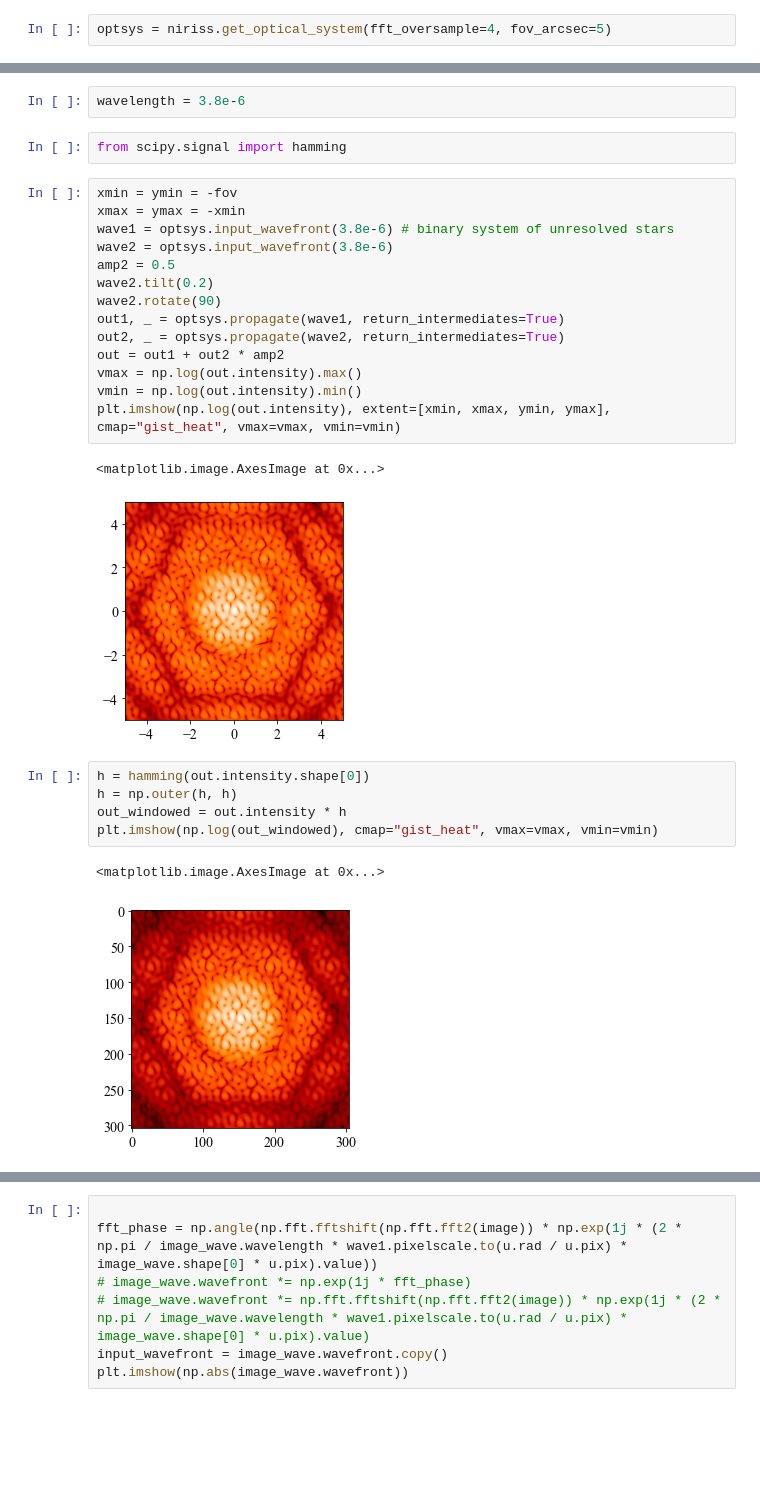
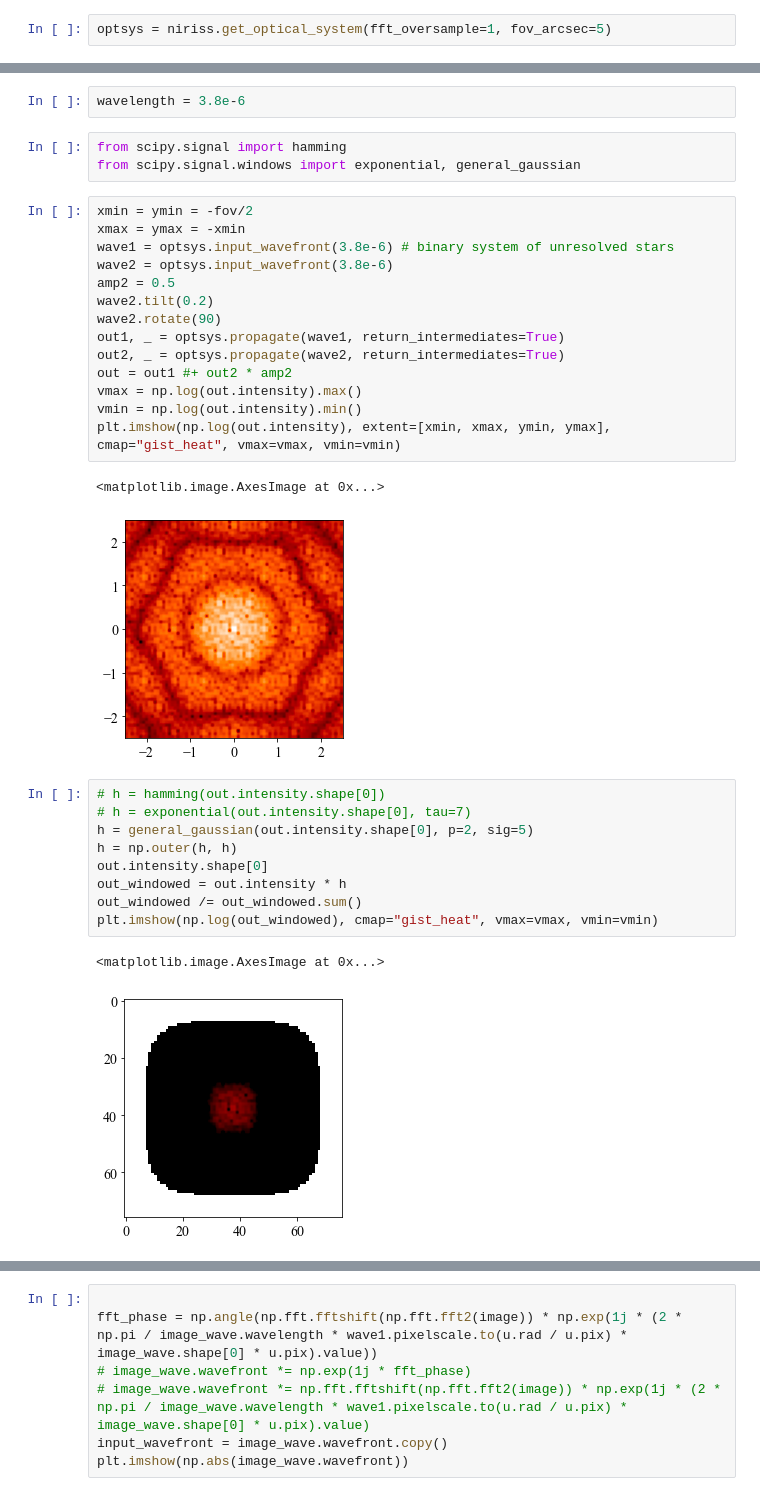
Before and after one commit to AlexandreAdam/ExoRIM, a Jupyter notebook: notebooks/JWST_physical_model.ipynb, the cells around one changed output, grey strips where cells are left out. Drawn from its saved outputs; the diff is of its cells as text; blank space fills up the shorter version.

```diff
--- a/notebooks/JWST_physical_model.ipynb
+++ b/notebooks/JWST_physical_model.ipynb
@@ -34,5 +50,5 @@ plt.imshow(np.log(psf[-2].data + 1e-10), cmap="gist_heat", origin="lower")
 # %%
-optsys = niriss.get_optical_system(fft_oversample=4, fov_arcsec=5)
+optsys = niriss.get_optical_system(fft_oversample=1, fov_arcsec=5)
 # %%
 webbpsf_out, webbpsf_intermediates = optsys.propagate(optsys.input_wavefront(3.8e-6), return_intermediates=True)
 webbpsf_out.display()
@@ -202,8 +218,9 @@ fov/pixelscale * 3
 wavelength = 3.8e-6
 # %%
 from scipy.signal import hamming
+from scipy.signal.windows import exponential, general_gaussian
 # %%
-xmin = ymin = -fov
+xmin = ymin = -fov/2
 xmax = ymax = -xmin
 wave1 = optsys.input_wavefront(3.8e-6) # binary system of unresolved stars
 wave2 = optsys.input_wavefront(3.8e-6)
@@ -212,21 +229,25 @@ wave2.tilt(0.2)
 wave2.rotate(90)
 out1, _ = optsys.propagate(wave1, return_intermediates=True)
 out2, _ = optsys.propagate(wave2, return_intermediates=True)
-out = out1 + out2 * amp2
+out = out1 #+ out2 * amp2
 vmax = np.log(out.intensity).max()
 vmin = np.log(out.intensity).min()
 plt.imshow(np.log(out.intensity), extent=[xmin, xmax, ymin, ymax], cmap="gist_heat", vmax=vmax, vmin=vmin)
 # %% [output]
 <matplotlib.image.AxesImage at 0x...>
-[figure, old version]
+[figure, new version]
 # %%
-h = hamming(out.intensity.shape[0])
+# h = hamming(out.intensity.shape[0])
+# h = exponential(out.intensity.shape[0], tau=7)
+h = general_gaussian(out.intensity.shape[0], p=2, sig=5)
 h = np.outer(h, h)
+out.intensity.shape[0]
 out_windowed = out.intensity * h
+out_windowed /= out_windowed.sum()
 plt.imshow(np.log(out_windowed), cmap="gist_heat", vmax=vmax, vmin=vmin)
 # %% [output]
 <matplotlib.image.AxesImage at 0x...>
-[figure, old version]
+[figure, new version]
 # %%
 plt.imshow(h)
 # %% [output]
```
Also changed, not shown: parts of 20 cells of this notebook, 6 other files.
